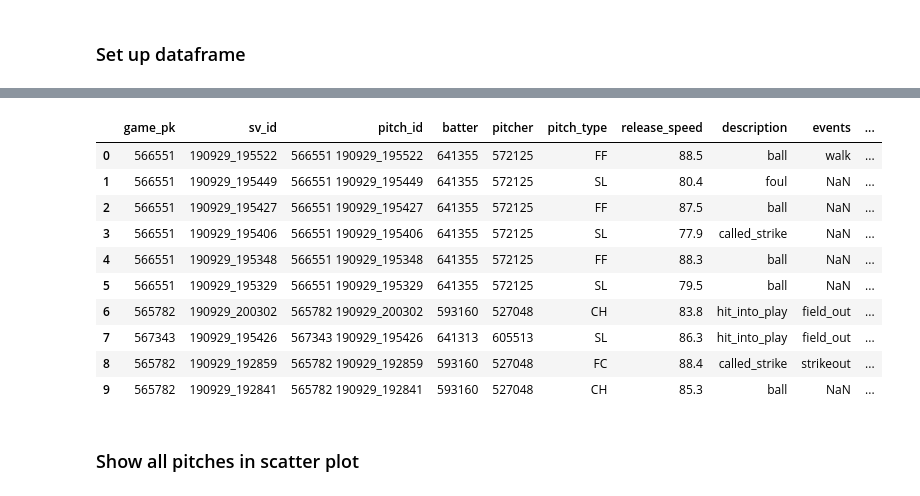
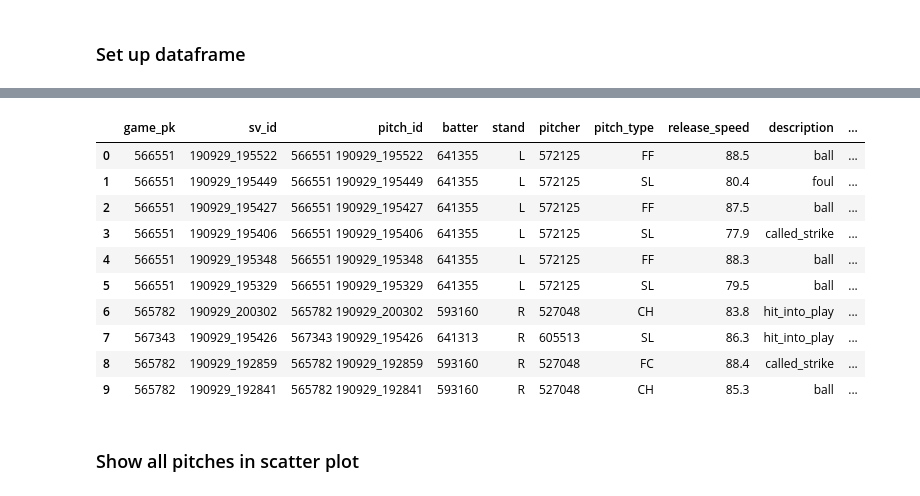
Before and after one commit to CamilaCamacho/hitter_analysis, a Jupyter notebook: Hitter_Analysis.ipynb, the cells around one changed output, grey strips where cells are left out. Saved outputs shown, nothing was run; the diff lists cells and outputs as text; code cells hidden in the pictures.

```diff
--- a/Hitter_Analysis.ipynb
+++ b/Hitter_Analysis.ipynb
@@ -20,7 +20,16 @@ df['sv_id'] = df['sv_id'].astype(str)
 df['pitcher'] = df['pitcher'].astype(int) # to get rid of the *.0
 df['batter'] = df['batter'].astype(int) # to get rid of the *.0
 
+# eliminates rows where pitch_type is null
+df = df[df['pitch_type'].notna()]
+
 # create unique pitch_id
 df['pitch_id'] = df['game_pk'] + " " + df['sv_id']
 
-df.head()
+# find switch hitters
+df['switch'] = np.where(df['batter'])
+
+# show data
+#df.head()
+#list(df.columns.values)
+#df.isnull().sum()
@@ -35,28 +36,28 @@ df.head()
 # %%
 # make new dataframe with less info
-df_pitch_coords = df[['game_pk','sv_id','pitch_id','batter','pitcher','pitch_type',
+df_pitch_coords = df[['game_pk','sv_id','pitch_id','batter','stand','pitcher','pitch_type',
                       'release_speed','description','events','plate_x','plate_z']]
 
 ## TODO pass in top and bottom of strikezone for each batter
 # df_pitch_plate_coords = df[['plate_x','plate_z','sz_top','sz_bot']]
 
 ## TODO switch coords to pitcher's perspective, currently in catcher's perspective
 
 ## TODO clean up by eliminating non-swing hits?
 
 df_pitch_coords.head(10)
 # %% [output]
-|  | game_pk | sv_id | pitch_id | batter | pitcher | pitch_type | release_speed | description | events | ... |
-| 0 | 566551 | 190929_195522 | 566551 190929_195522 | 641355 | 572125 | FF | 88.5 | ball | walk | ... |
-| 1 | 566551 | 190929_195449 | 566551 190929_195449 | 641355 | 572125 | SL | 80.4 | foul | NaN | ... |
-| 2 | 566551 | 190929_195427 | 566551 190929_195427 | 641355 | 572125 | FF | 87.5 | ball | NaN | ... |
-| 3 | 566551 | 190929_195406 | 566551 190929_195406 | 641355 | 572125 | SL | 77.9 | called_strike | NaN | ... |
-| 4 | 566551 | 190929_195348 | 566551 190929_195348 | 641355 | 572125 | FF | 88.3 | ball | NaN | ... |
-| 5 | 566551 | 190929_195329 | 566551 190929_195329 | 641355 | 572125 | SL | 79.5 | ball | NaN | ... |
-| 6 | 565782 | 190929_200302 | 565782 190929_200302 | 593160 | 527048 | CH | 83.8 | hit_into_play | field_out | ... |
-| 7 | 567343 | 190929_195426 | 567343 190929_195426 | 641313 | 605513 | SL | 86.3 | hit_into_play | field_out | ... |
-| 8 | 565782 | 190929_192859 | 565782 190929_192859 | 593160 | 527048 | FC | 88.4 | called_strike | strikeout | ... |
-| 9 | 565782 | 190929_192841 | 565782 190929_192841 | 593160 | 527048 | CH | 85.3 | ball | NaN | ... |
+|  | game_pk | sv_id | pitch_id | batter | stand | pitcher | pitch_type | release_speed | description | ... |
+| 0 | 566551 | 190929_195522 | 566551 190929_195522 | 641355 | L | 572125 | FF | 88.5 | ball | ... |
+| 1 | 566551 | 190929_195449 | 566551 190929_195449 | 641355 | L | 572125 | SL | 80.4 | foul | ... |
+| 2 | 566551 | 190929_195427 | 566551 190929_195427 | 641355 | L | 572125 | FF | 87.5 | ball | ... |
+| 3 | 566551 | 190929_195406 | 566551 190929_195406 | 641355 | L | 572125 | SL | 77.9 | called_strike | ... |
+| 4 | 566551 | 190929_195348 | 566551 190929_195348 | 641355 | L | 572125 | FF | 88.3 | ball | ... |
+| 5 | 566551 | 190929_195329 | 566551 190929_195329 | 641355 | L | 572125 | SL | 79.5 | ball | ... |
+| 6 | 565782 | 190929_200302 | 565782 190929_200302 | 593160 | R | 527048 | CH | 83.8 | hit_into_play | ... |
+| 7 | 567343 | 190929_195426 | 567343 190929_195426 | 641313 | R | 605513 | SL | 86.3 | hit_into_play | ... |
+| 8 | 565782 | 190929_192859 | 565782 190929_192859 | 593160 | R | 527048 | FC | 88.4 | called_strike | ... |
+| 9 | 565782 | 190929_192841 | 565782 190929_192841 | 593160 | R | 527048 | CH | 85.3 | ball | ... |
 # %% [markdown]
 ### Show all pitches in scatter plot
 # %%
```
Also changed, not shown: parts of 1 cell of this notebook, 5 other files.
